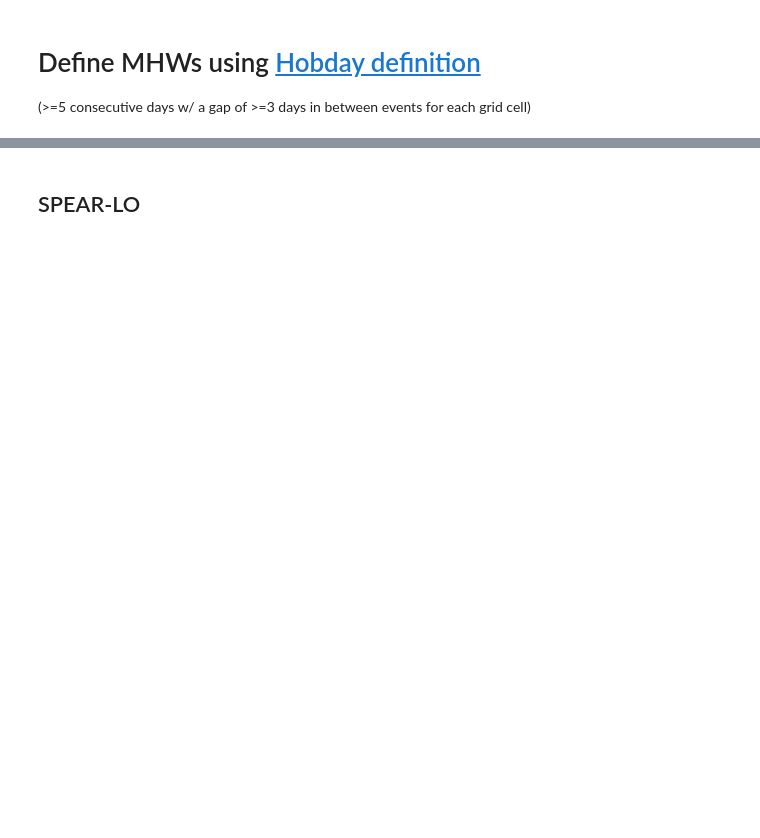
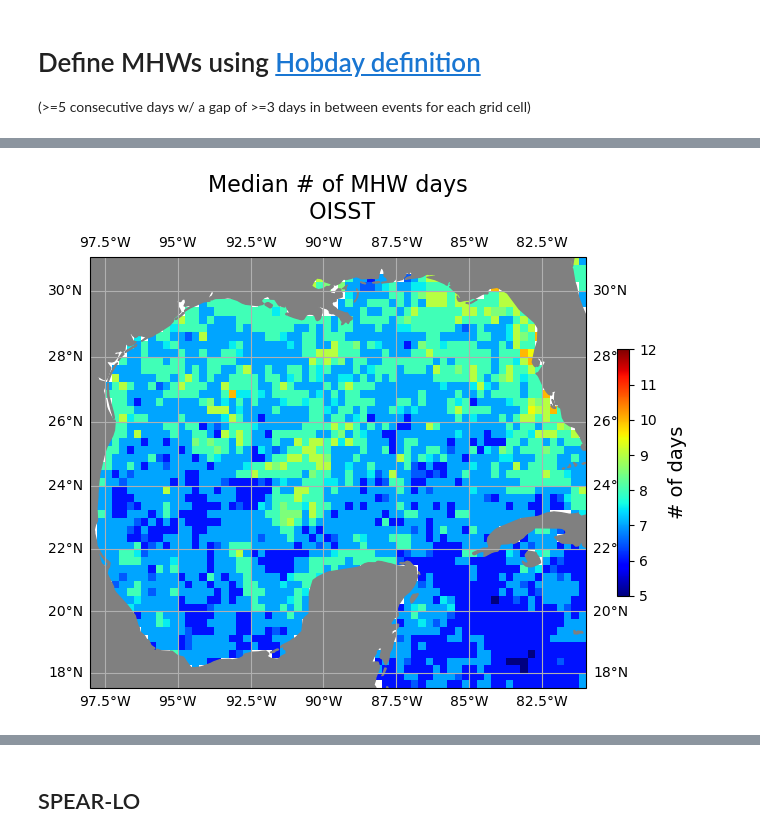
Before and after one commit to shanicetbailey/MHW-gfdl, a Jupyter notebook: define-MHW-SPEAR-lo.ipynb, the cells around one changed output, grey strips where cells are left out. Cells and saved outputs as stored; diff of their text form; code cells hidden in the pictures; blank space fills up the shorter version.

```diff
--- a/define-MHW-SPEAR-lo.ipynb
+++ b/define-MHW-SPEAR-lo.ipynb
@@ -91,0 +166,5 @@ mhw_intensity = (mhw_events - threshold).mean(dim="time")
+# %%
+cartopy_plot(median_duration, 'jet', '# of days',
+             'Median # of MHW days\n OISST');#if time res is daily
+# %% [output]
+[figure, added]
```
Also changed, not shown: parts of 29 cells of this notebook.
